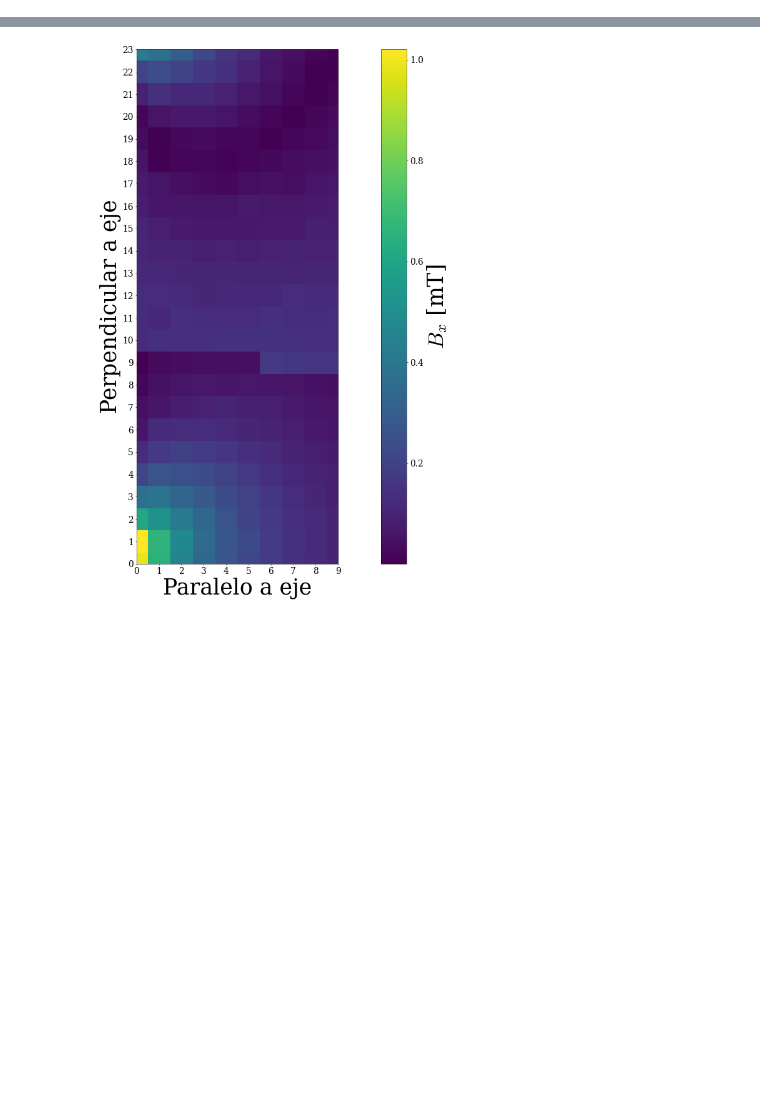
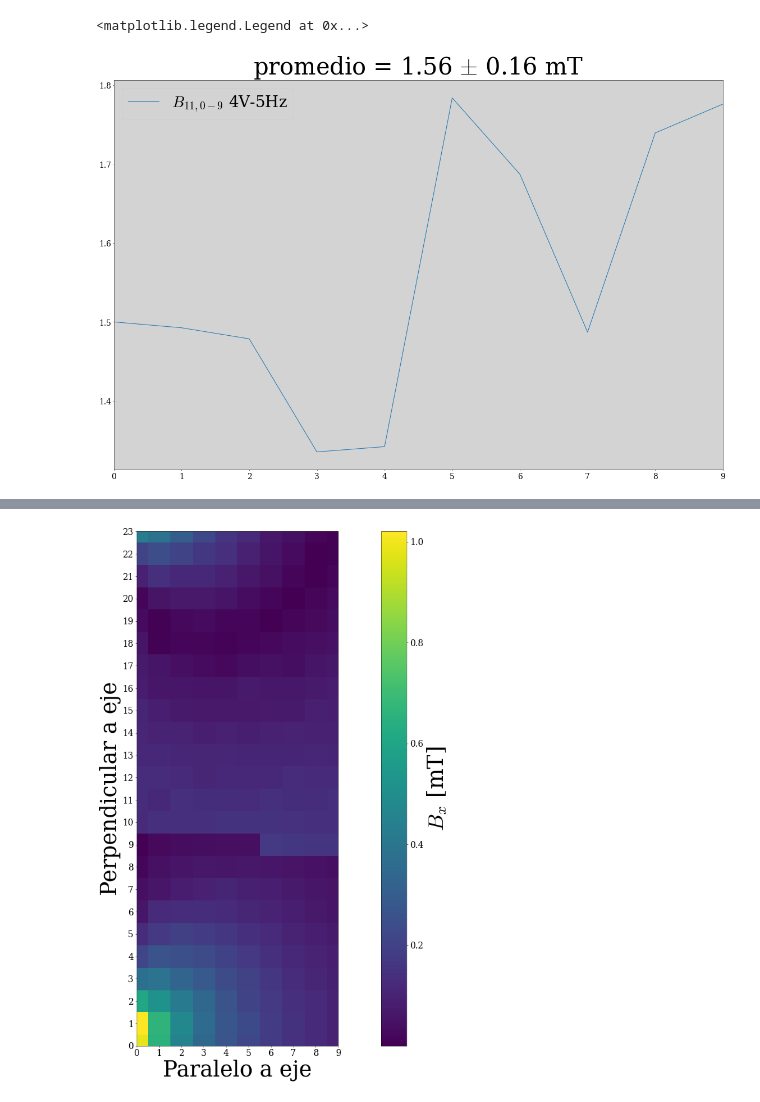
Before and after one commit to gardianc/Nado-ondulatorio, a Jupyter notebook: caracterizacion_campo.ipynb, the cells around one changed output, grey strips where cells are left out. Drawn from its saved outputs; the diff is of its cells as text; code cells hidden in the pictures; blank space fills up the shorter version.

```diff
--- a/caracterizacion_campo.ipynb
+++ b/caracterizacion_campo.ipynb
@@ -25,38 +27,3 @@ rcParams['grid.color'] = COLOR
 rcParams['text.latex.preamble'] = "\n".join([
     r'\usepackage[version=3]{mhchem}'
 ])
-# %%
-number_of_files = 24*10 #24 rows, 10 columns
-avg_vals_BZ = np.empty(number_of_files)
-
-for n in np.arange(number_of_files):
-    df = pd.read_csv('campo_x_hall/BZ/'+str(n), delimiter='\t', skiprows=[0,1,2])
-    avg_vals_BZ[n] = df['(MT)'].mean()
-
-avg_vals_BZ = np.reshape(avg_vals_BZ, (24,10))
-
-fig, ax = plt.subplots()
-
-yticks = [i for i in range(24)]
-xticks = [i for i in range(10)]
-
-cm = ax.imshow(avg_vals_BZ, cmap='viridis', interpolation='none')
-cb = fig.colorbar(cm, ax=ax)
-cb.minorticks_on()
-cb.set_label('$B_z$ [mT]')
-ax.set_ylabel('Perpendicular a eje')
-ax.set_xlabel('Paralelo a eje')
-
-# ax.axvline(4.5,label='Posición aproximada de eje', color='r', linestyle='--', lw=3)
-# ax.axhline(2.5,color='r', linestyle='--', lw=3)
-
-ax.set_xticks(xticks)
-ax.set_xticklabels([str(xt) for xt in xticks])
-
-ax.set_yticks(yticks)
-ax.set_yticklabels([str(yt) for yt in yticks])
-
-ax.set_ylim((0,23))
-ax.set_xlim((0,9))
-
-fig.tight_layout()
@@ -64,0 +103,11 @@ fig.tight_layout()
+# %%
+center_mag = BZ[11, :]
+fig, ax = plt.subplots()
+ax.plot(np.arange(0,9 + 1),center_mag, zorder=1, label='$B_{11,0-9}$ 4V-5Hz')
+# plt.colorbar(mappable=plt.cm.ScalarMappable(norm = plt.Normalize(0,23), cmap='nipy_spectral'), ax=ax)
+plt.title(f'promedio = {center_mag.mean():.2f} $\pm$ {center_mag.sem():.2f} mT')
+plt.xlim([0,9])
+plt.legend(fontsize=40)
+# %% [output]
+<matplotlib.legend.Legend at 0x...>
+[figure, added]
```
Also changed, not shown: parts of 6 cells of this notebook, 16 other files.
